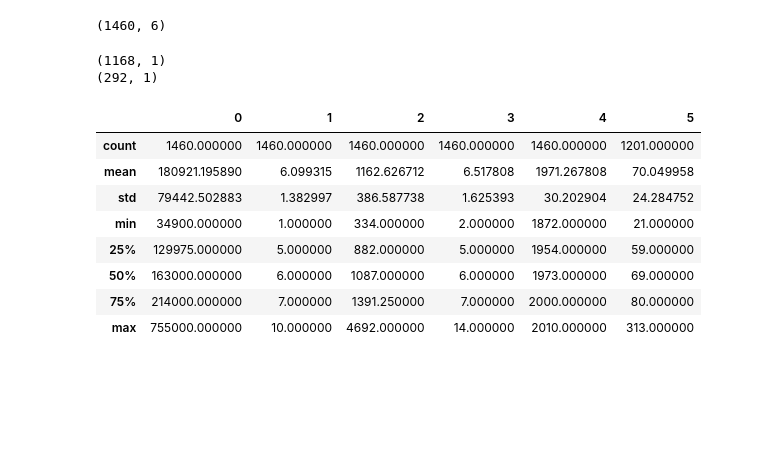
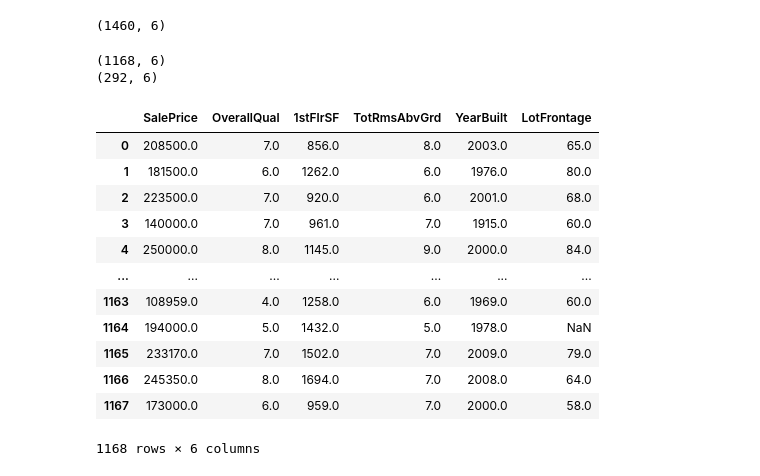
Before and after one commit to brandonfuentes97/proyecto_final_regresion, a Jupyter notebook: proyecto_regresion_cd.ipynb, the cells around one changed output. Cells and saved outputs as stored; diff of their text form; code cells hidden in the pictures; blank space fills up the shorter version.

```diff
--- a/proyecto_regresion_cd.ipynb
+++ b/proyecto_regresion_cd.ipynb
@@ -35,27 +35,13 @@ x,y = training_data.shape
 #print(x,y)
 
 x = int(x*0.8)
-y = int(y*0.2)
 
-train = training_data[0:x,:y]
-test = training_data[x:,:y]
+
+train = training_data[0:x,:]
+test = training_data[x:,:]
 
 print(train.shape)
 print(test.shape)
 # %% [output]
-(1168, 1)
-(292, 1)
+(1168, 6)
+(292, 6)
-# %%
-df = pd.DataFrame(training_data)
-
-df.describe()
-# %% [output]
-|  | 0 | 1 | 2 | 3 | 4 | 5 |
-| count | 1460.000000 | 1460.000000 | 1460.000000 | 1460.000000 | 1460.000000 | 1201.000000 |
-| mean | 180921.195890 | 6.099315 | 1162.626712 | 6.517808 | 1971.267808 | 70.049958 |
-| std | 79442.502883 | 1.382997 | 386.587738 | 1.625393 | 30.202904 | 24.284752 |
-| min | 34900.000000 | 1.000000 | 334.000000 | 2.000000 | 1872.000000 | 21.000000 |
-| 25% | 129975.000000 | 5.000000 | 882.000000 | 5.000000 | 1954.000000 | 59.000000 |
-| 50% | 163000.000000 | 6.000000 | 1087.000000 | 6.000000 | 1973.000000 | 69.000000 |
-| 75% | 214000.000000 | 7.000000 | 1391.250000 | 7.000000 | 2000.000000 | 80.000000 |
-| max | 755000.000000 | 10.000000 | 4692.000000 | 14.000000 | 2010.000000 | 313.000000 |
@@ -66,0 +54,16 @@ plt.show()
+# %%
+df_train
+# %% [output]
+|  | SalePrice | OverallQual | 1stFlrSF | TotRmsAbvGrd | YearBuilt | LotFrontage |
+| 0 | 208500.0 | 7.0 | 856.0 | 8.0 | 2003.0 | 65.0 |
+| 1 | 181500.0 | 6.0 | 1262.0 | 6.0 | 1976.0 | 80.0 |
+| 2 | 223500.0 | 7.0 | 920.0 | 6.0 | 2001.0 | 68.0 |
+| 3 | 140000.0 | 7.0 | 961.0 | 7.0 | 1915.0 | 60.0 |
+| 4 | 250000.0 | 8.0 | 1145.0 | 9.0 | 2000.0 | 84.0 |
+| ... | ... | ... | ... | ... | ... | ... |
+| 1163 | 108959.0 | 4.0 | 1258.0 | 6.0 | 1969.0 | 60.0 |
+| 1164 | 194000.0 | 5.0 | 1432.0 | 5.0 | 1978.0 | NaN |
+| 1165 | 233170.0 | 7.0 | 1502.0 | 7.0 | 2009.0 | 79.0 |
+| 1166 | 245350.0 | 8.0 | 1694.0 | 7.0 | 2008.0 | 64.0 |
+| 1167 | 173000.0 | 6.0 | 959.0 | 7.0 | 2000.0 | 58.0 |
+1168 rows × 6 columns
```
Also changed, not shown: parts of 8 cells of this notebook.
